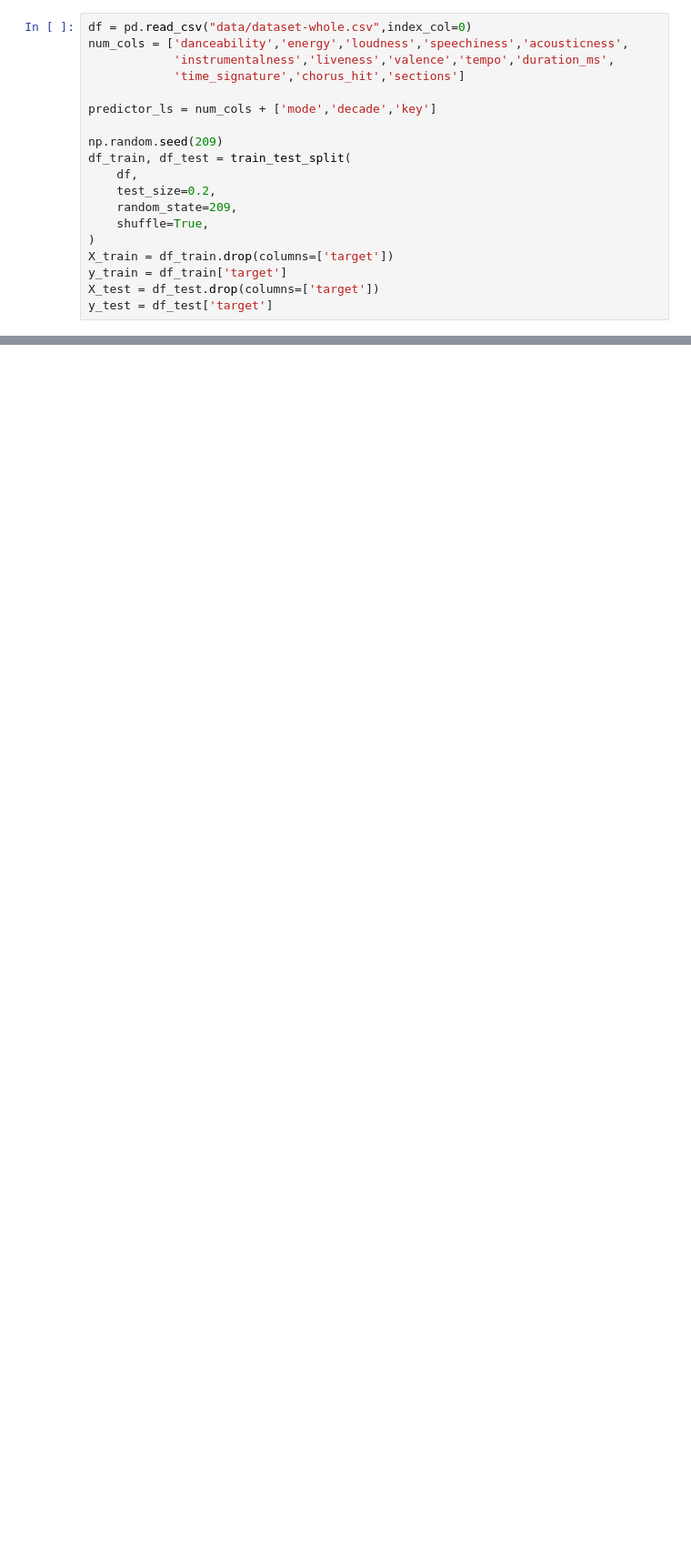
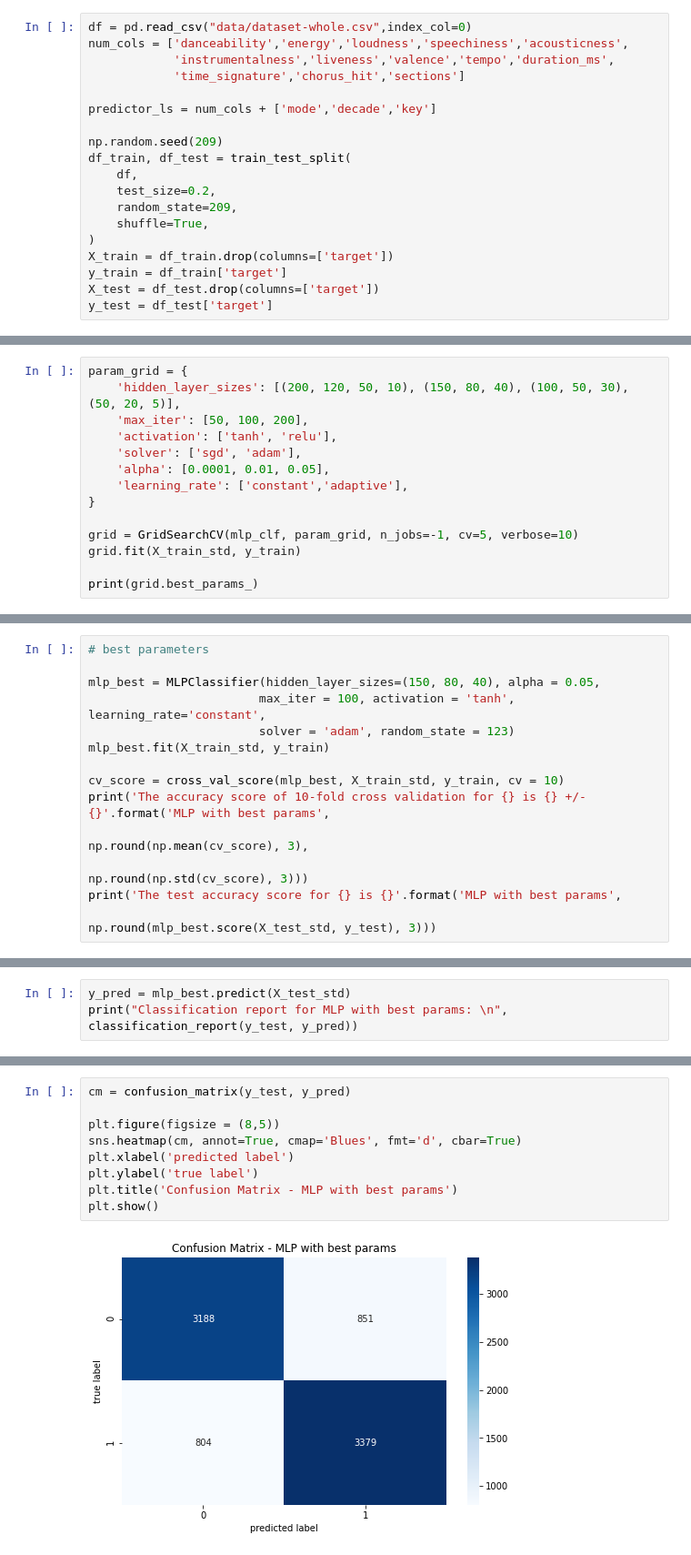
Before and after one commit to miaowu128/Spotify_Song_Hit_Prediction, a Jupyter notebook: mlp_results.ipynb, the cells around one changed output, grey strips where cells are left out. Shown at 91% size. Drawn from its saved outputs; the diff is of its cells as text; blank space fills up the shorter version.

```diff
--- a/mlp_results.ipynb
+++ b/mlp_results.ipynb
@@ -51,0 +104,14 @@ X_train_std
+# %%
+param_grid = {
+    'hidden_layer_sizes': [(200, 120, 50, 10), (150, 80, 40), (100, 50, 30), (50, 20, 5)],
+    'max_iter': [50, 100, 200],
+    'activation': ['tanh', 'relu'],
+    'solver': ['sgd', 'adam'],
+    'alpha': [0.0001, 0.01, 0.05],
+    'learning_rate': ['constant','adaptive'],
+}
+
+grid = GridSearchCV(mlp_clf, param_grid, n_jobs=-1, cv=5, verbose=10)
+grid.fit(X_train_std, y_train)
+
+print(grid.best_params_)
@@ -51,0 +138,14 @@ X_train_std
+# %%
+# best parameters
+
+mlp_best = MLPClassifier(hidden_layer_sizes=(150, 80, 40), alpha = 0.05,
+                        max_iter = 100, activation = 'tanh', learning_rate='constant',
+                        solver = 'adam', random_state = 123)
+mlp_best.fit(X_train_std, y_train)
+
+cv_score = cross_val_score(mlp_best, X_train_std, y_train, cv = 10)
+print('The accuracy score of 10-fold cross validation for {} is {} +/- {}'.format('MLP with best params',
+                                                                                np.round(np.mean(cv_score), 3),
+                                                                                np.round(np.std(cv_score), 3)))
+print('The test accuracy score for {} is {}'.format('MLP with best params',
+                                                    np.round(mlp_best.score(X_test_std, y_test), 3)))
@@ -51,0 +155,3 @@ X_train_std
+# %%
+y_pred = mlp_best.predict(X_test_std)
+print("Classification report for MLP with best params: \n", classification_report(y_test, y_pred))
@@ -51,0 +168,11 @@ X_train_std
+# %%
+cm = confusion_matrix(y_test, y_pred)
+
+plt.figure(figsize = (8,5))
+sns.heatmap(cm, annot=True, cmap='Blues', fmt='d', cbar=True)
+plt.xlabel('predicted label')
+plt.ylabel('true label')
+plt.title('Confusion Matrix - MLP with best params')
+plt.show()
+# %% [output]
+[figure, added]
```
Also changed, not shown: parts of 16 cells of this notebook.
